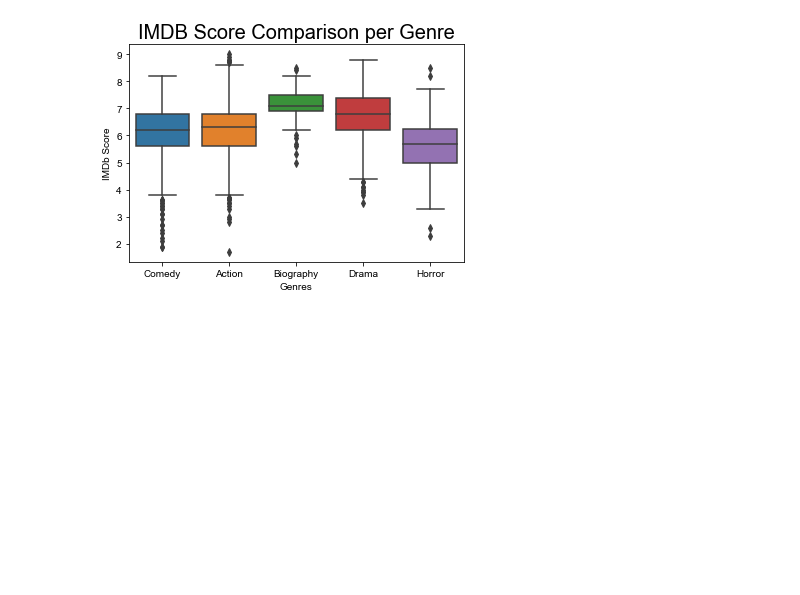
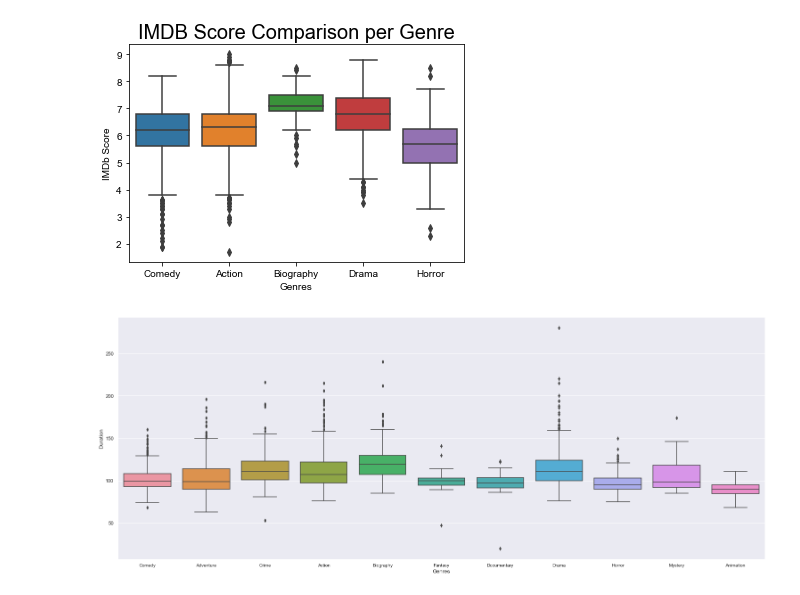
Before and after one commit to PedroSF88/SMU_Project_Group_1, a Jupyter notebook: analysis_kevin.ipynb, the cells around one changed output. Cells and saved outputs as stored; diff of their text form; code cells hidden in the pictures; blank space fills up the shorter version.

```diff
--- a/analysis_kevin.ipynb
+++ b/analysis_kevin.ipynb
@@ -246,6 +246,17 @@ plt.savefig("C:/Users/Kyoo Ha Cha/Desktop/SMUGitlab/SMU_Project_Group_1/IMDB_Sco
 #b.set_ylabel(fontsize=25)
 # %% [output]
 [figure]
+# %%
+#Duration Comparison
+
+tmp = movie['Genres'].value_counts()
+genres_list = tmp[tmp>10].index.tolist()
+b=sns.boxplot(y='Duration',x='Genres',data=movie[movie['Genres'].isin(genres_list)])
+plt.xticks(rotation=0, size=10)
+sns.set(rc={'figure.figsize':(26,10)})
+plt.savefig("C:/Users/Kyoo Ha Cha/Desktop/SMUGitlab/SMU_Project_Group_1/IMDB_Duration_Comparison_Genres.png")
+# %% [output]
+[figure, added]
 # %%
 # Check whether there is any significant difference between the means of three language groups
 # Extract individual groups
```
Also changed, not shown: parts of 2 cells of this notebook, 1 other file.
